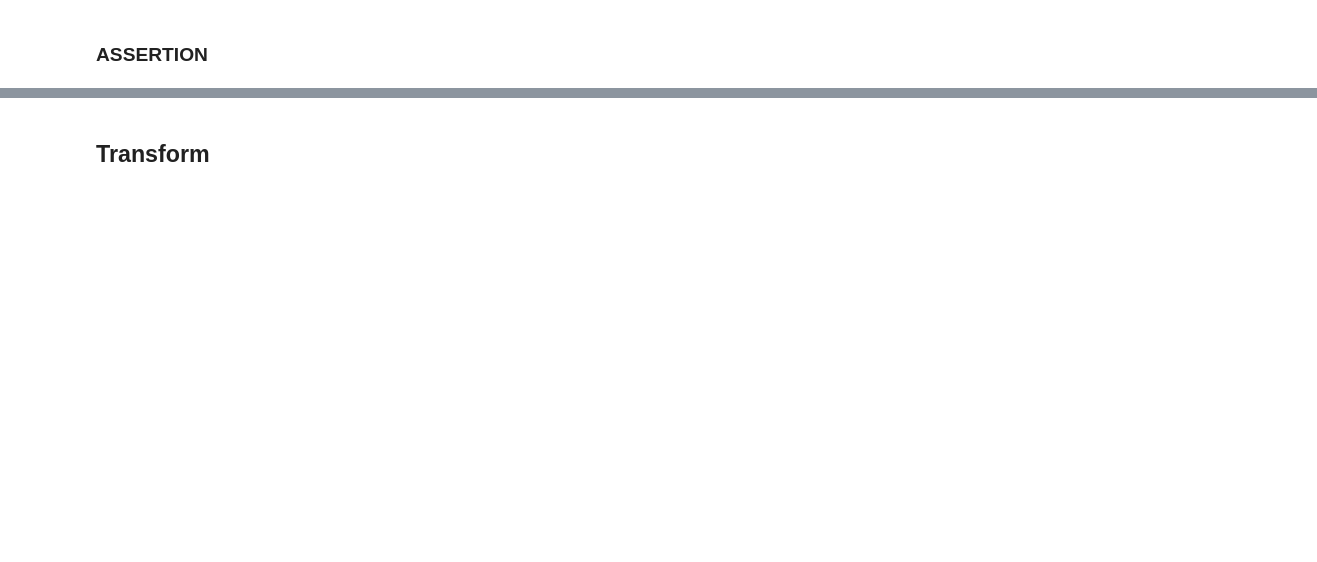
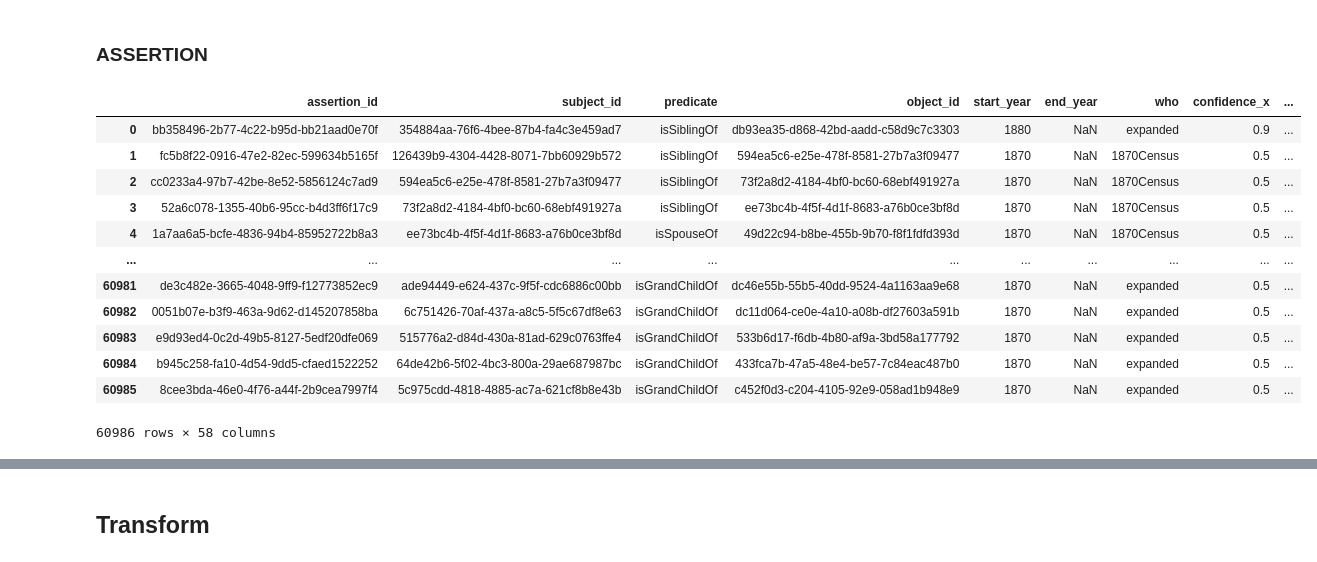
Before and after one commit to ontoligent/know-their-names, a Jupyter notebook: notebooks/01-import.ipynb, the cells around one changed output, grey strips where cells are left out. Drawn from its saved outputs; the diff is of its cells as text; code cells hidden in the pictures; blank space fills up the shorter version.

```diff
--- a/notebooks/01-import.ipynb
+++ b/notebooks/01-import.ipynb
@@ -25,7 +25,7 @@ con = duckdb.connect()
 We import the mentions data, dropping all the super-low entropy columns, i.e. where only one value exists, or they are all nulls.
 # %%
 mention_file = "../data/sources/all_mentions.csv"
-mention_cols_to_drop = ['original_data','created','county','narrative','maiden_name'] #'death_year','location_id','source_year','source']
+mention_cols_to_drop = ['original_data','created','county','narrative','maiden_name','location_id'] #'death_year','location_id','source_year','source']
 MENTION = (
     pd.read_csv(mention_file, low_memory=False)
     .set_index('mention_id')
@@ -34,27 +34,32 @@ MENTION = (
 )
 
 MENTION['birth_year'] = MENTION.birth_year.astype('Int64')
+MENTION.loc[MENTION.birth_year < 1000, 'birth_year'] = np.nan
 
-## Define a Person Key that includes the enslavers last name for nameless enslaved
+## Define a Person Key that includes the enslavers last name as property of nameless enslaved
 
 MENTION['enslaver_name'] = (
-    MENTION.reset_index()
-    .merge(MENTION.reset_index(), left_on='enslaver_id', right_on='mention_id')
-).set_index('mention_id_x').full_name_y
-MENTION['enslaver_name'].fillna("")
+        MENTION.reset_index()
+        .merge(MENTION.reset_index(), left_on='enslaver_id', right_on='mention_id')
+    ).set_index('mention_id_x').full_name_y
 
 def make_key_str(x):
     person_str = (
-        "-".join([str(v).lower() for v in x[:-1]])
-        .replace(" ","_")
-        .replace("nan","X")
-        .replace("<na>","XXXX")
+        "-".join([str(v) for v in x[:-1]])
+        .lower()
+        .replace(" ", "_")
+        .replace("nan", "X")
+        .replace("<na>", "XXXX")
     )
+    # Add enslaver as property of enslaved
     if not pd.isna(x.enslaver_name):
-        person_str += f"-enslaver:{x.enslaver_name.lower().replace(" ", "_")}"
+        try:
+            person_str += f"@{x.enslaver_name.lower().replace(" ", "_")}"
+        except AttributeError as e:
+            print(e)
+            print(type(x.enslaver_name))
+            print(x.enslaver_name)
     return person_str
 
 key_cols = ['birth_year', 'norm_race', 'gender', 'full_name','enslaver_name']
 MENTION['person_key'] = MENTION[key_cols].apply(make_key_str, axis=1)
-
-_ = con.register('mention', MENTION.reset_index())
@@ -83,9 +84,24 @@ memory usage: 30.0 MB
 # %%
 assertion_file = "../data/sources/all_assertions.csv"
 assertion_cols_to_drop = ['created','object_string','county']
-# ASSERTION = (
-#     pd.read_csv(assertion_file, low_memory=False)
-#     .set_index(['predicate', 'object_id', 'subject_id'])
-#     .drop(assertion_cols_to_drop, axis=1)
-#     .drop_duplicates()
-# )
+ASSERTION = (
+    pd.read_csv(assertion_file, low_memory=False)
+    .drop(assertion_cols_to_drop, axis=1)
+    .merge(MENTION.reset_index(), left_on='subject_id', right_on='mention_id')
+    .merge(MENTION.reset_index(), left_on='object_id', right_on='mention_id')
+)
+ASSERTION
+# %% [output]
+|  | assertion_id | subject_id | predicate | object_id | start_year | end_year | who | confidence_x | ... |
+| 0 | bb358496-2b77-4c22-b95d-bb21aad0e70f | 354884aa-76f6-4bee-87b4-fa4c3e459ad7 | isSiblingOf | db93ea35-d868-42bd-aadd-c58d9c7c3303 | 1880 | NaN | expanded | 0.9 | ... |
+| 1 | fc5b8f22-0916-47e2-82ec-599634b5165f | 126439b9-4304-4428-8071-7bb60929b572 | isSiblingOf | 594ea5c6-e25e-478f-8581-27b7a3f09477 | 1870 | NaN | 1870Census | 0.5 | ... |
+| 2 | cc0233a4-97b7-42be-8e52-5856124c7ad9 | 594ea5c6-e25e-478f-8581-27b7a3f09477 | isSiblingOf | 73f2a8d2-4184-4bf0-bc60-68ebf491927a | 1870 | NaN | 1870Census | 0.5 | ... |
+| 3 | 52a6c078-1355-40b6-95cc-b4d3ff6f17c9 | 73f2a8d2-4184-4bf0-bc60-68ebf491927a | isSiblingOf | ee73bc4b-4f5f-4d1f-8683-a76b0ce3bf8d | 1870 | NaN | 1870Census | 0.5 | ... |
+| 4 | 1a7aa6a5-bcfe-4836-94b4-85952722b8a3 | ee73bc4b-4f5f-4d1f-8683-a76b0ce3bf8d | isSpouseOf | 49d22c94-b8be-455b-9b70-f8f1fdfd393d | 1870 | NaN | 1870Census | 0.5 | ... |
+| ... | ... | ... | ... | ... | ... | ... | ... | ... | ... |
+| 60981 | de3c482e-3665-4048-9ff9-f12773852ec9 | ade94449-e624-437c-9f5f-cdc6886c00bb | isGrandChildOf | dc46e55b-55b5-40dd-9524-4a1163aa9e68 | 1870 | NaN | expanded | 0.5 | ... |
+| 60982 | 0051b07e-b3f9-463a-9d62-d145207858ba | 6c751426-70af-437a-a8c5-5f5c67df8e63 | isGrandChildOf | dc11d064-ce0e-4a10-a08b-df27603a591b | 1870 | NaN | expanded | 0.5 | ... |
+| 60983 | e9d93ed4-0c2d-49b5-8127-5edf20dfe069 | 515776a2-d84d-430a-81ad-629c0763ffe4 | isGrandChildOf | 533b6d17-f6db-4b80-af9a-3bd58a177792 | 1870 | NaN | expanded | 0.5 | ... |
+| 60984 | b945c258-fa10-4d54-9dd5-cfaed1522252 | 64de42b6-5f02-4bc3-800a-29ae687987bc | isGrandChildOf | 433fca7b-47a5-48e4-be57-7c84eac487b0 | 1870 | NaN | expanded | 0.5 | ... |
+| 60985 | 8cee3bda-46e0-4f76-a44f-2b9cea7997f4 | 5c975cdd-4818-4885-ac7a-621cf8b8e43b | isGrandChildOf | c452f0d3-c204-4105-92e9-058ad1b948e9 | 1870 | NaN | expanded | 0.5 | ... |
+60986 rows × 58 columns
```
Also changed, not shown: parts of 43 cells of this notebook, 1 other file.
